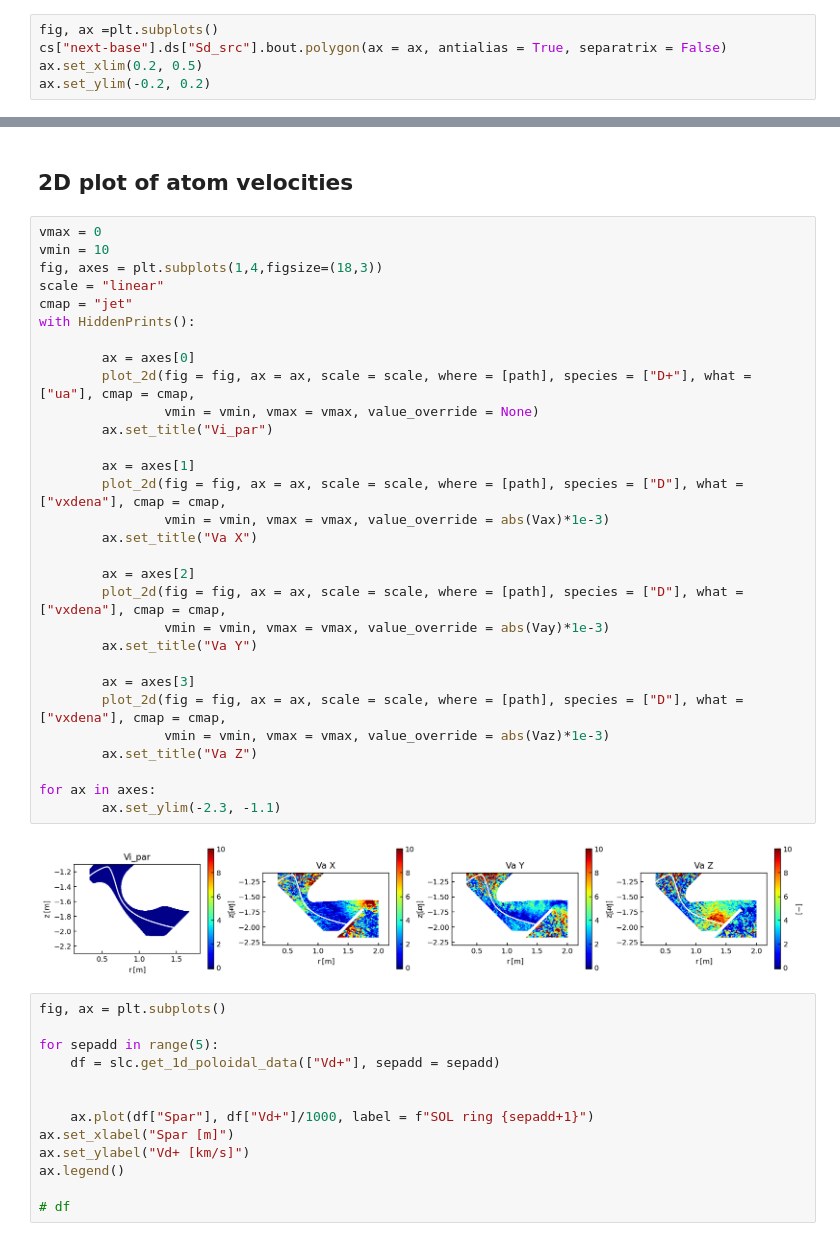
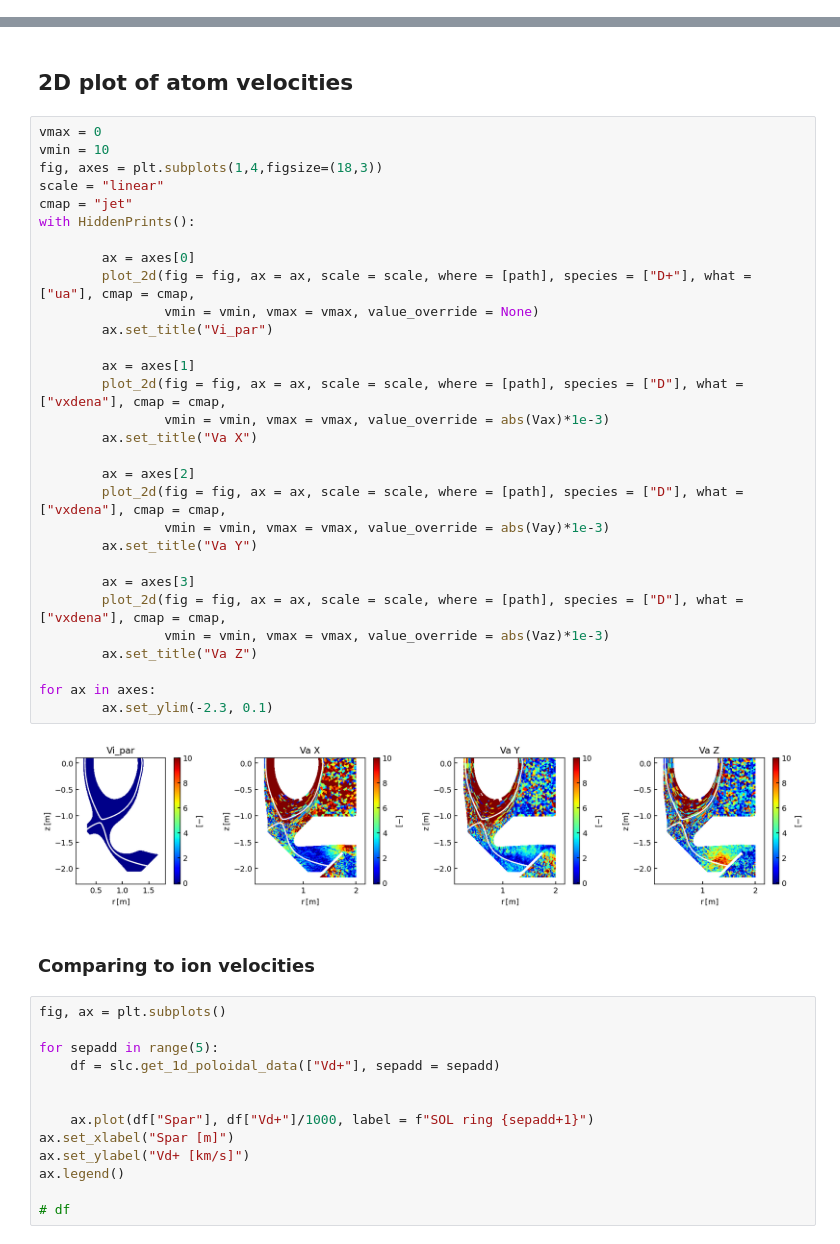
Before and after one commit to mikekryjak/notebooks, a Jupyter notebook: mast-u/postprocessing/2025-02-16 - Neutral disco ball.ipynb, the cells around one changed output, grey strips where cells are left out. Saved outputs shown, nothing was run; the diff lists cells and outputs as text.

```diff
--- a/mast-u/postprocessing/2025-02-16 - Neutral disco ball.ipynb
+++ b/mast-u/postprocessing/2025-02-16 - Neutral disco ball.ipynb
@@ -231,8 +222,3 @@ lineplot_compare(
 [figure]
 [figure]
 [figure]
-# %%
-fig, ax =plt.subplots()
-cs["next-base"].ds["Sd_src"].bout.polygon(ax = ax, antialias = True, separatrix = False)
-ax.set_xlim(0.2, 0.5)
-ax.set_ylim(-0.2, 0.2)
@@ -340,35 +292,37 @@ fort46["Na"] = Na
 # %%
 vmax = 0
 vmin = 10
 fig, axes = plt.subplots(1,4,figsize=(18,3))
 scale = "linear"
 cmap = "jet"
 with HiddenPrints():
 
         ax = axes[0]
         plot_2d(fig = fig, ax = ax, scale = scale, where = [path], species = ["D+"], what = ["ua"], cmap = cmap,
                 vmin = vmin, vmax = vmax, value_override = None)
         ax.set_title("Vi_par")
 
         ax = axes[1]
         plot_2d(fig = fig, ax = ax, scale = scale, where = [path], species = ["D"], what = ["vxdena"], cmap = cmap,
                 vmin = vmin, vmax = vmax, value_override = abs(Vax)*1e-3)
         ax.set_title("Va X")
 
         ax = axes[2]
         plot_2d(fig = fig, ax = ax, scale = scale, where = [path], species = ["D"], what = ["vxdena"], cmap = cmap,
                 vmin = vmin, vmax = vmax, value_override = abs(Vay)*1e-3)
         ax.set_title("Va Y")
 
         ax = axes[3]
         plot_2d(fig = fig, ax = ax, scale = scale, where = [path], species = ["D"], what = ["vxdena"], cmap = cmap,
                 vmin = vmin, vmax = vmax, value_override = abs(Vaz)*1e-3)
         ax.set_title("Va Z")
 
 for ax in axes:
-        ax.set_ylim(-2.3, -1.1)
+        ax.set_ylim(-2.3, 0.1)
 # %% [output]
-[figure, old version]
+[figure, new version]
+# %% [markdown]
+### Comparing to ion velocities
 # %%
 fig, ax = plt.subplots()
 
```
Also changed, not shown: parts of 13 cells of this notebook, 5 other files.
